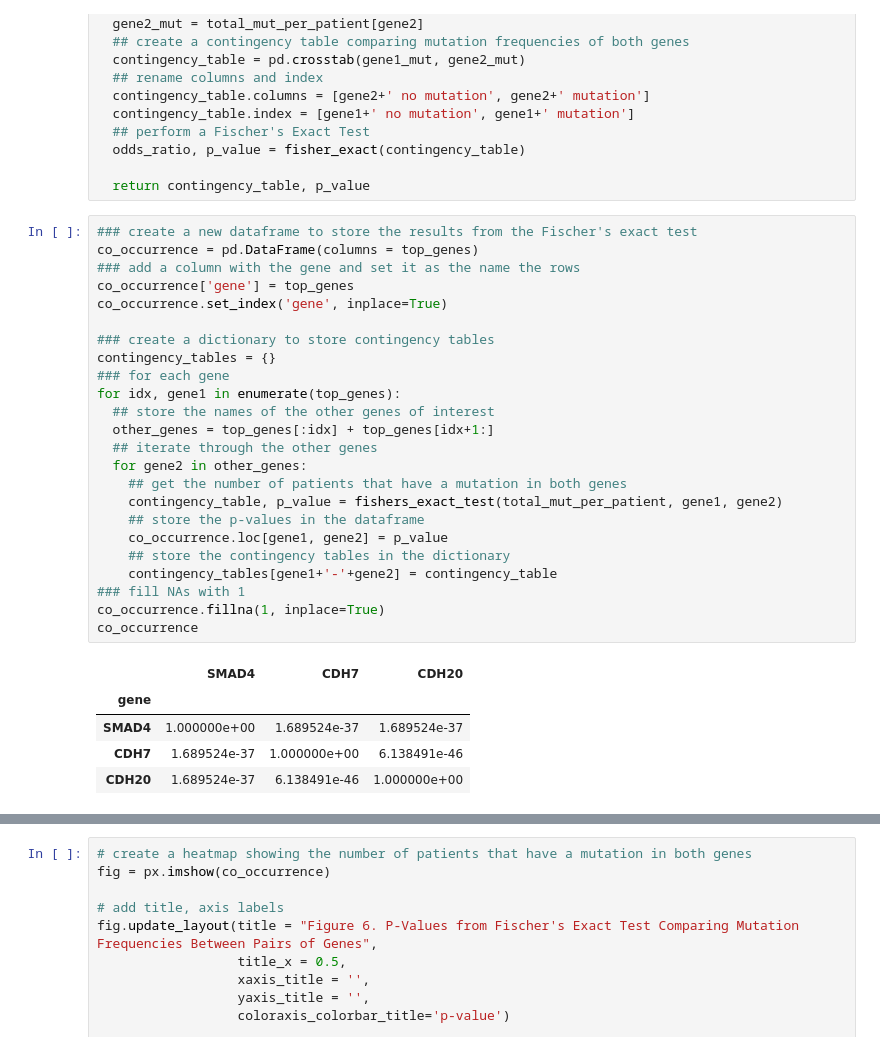
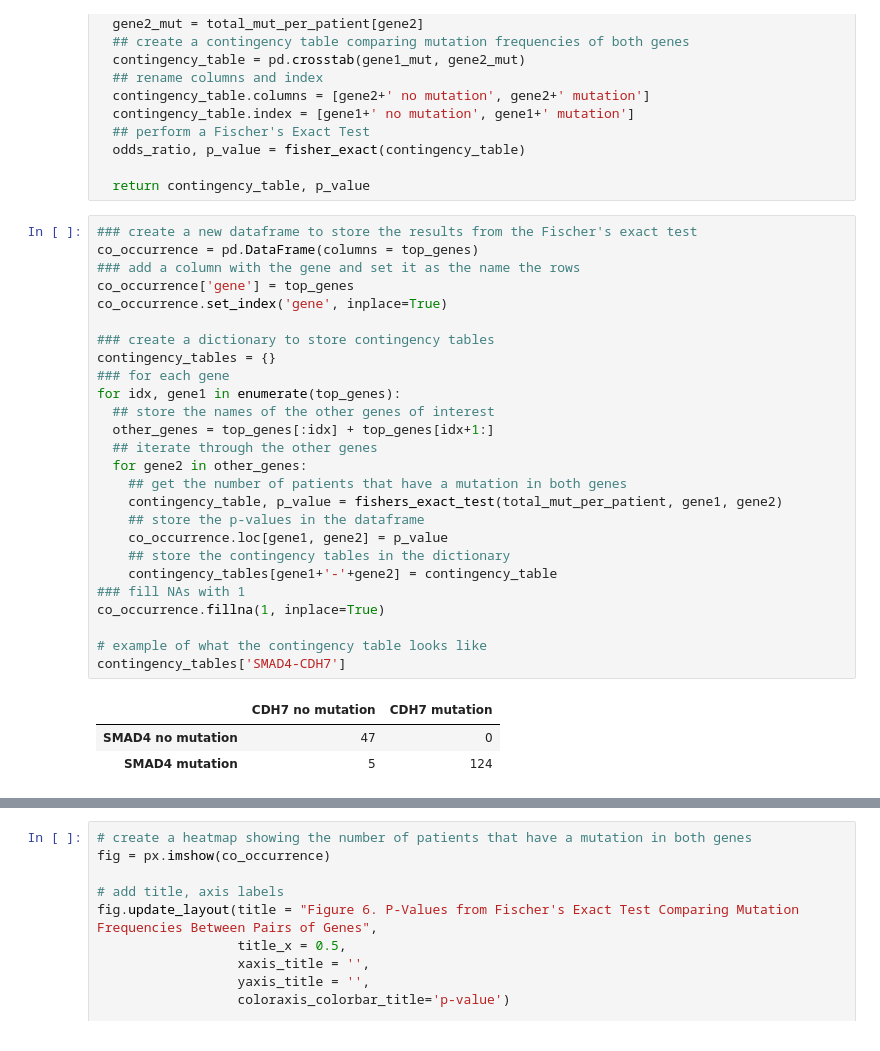
Before and after one commit to kthuang20/CancerGenomics, a Jupyter notebook: Cancer_Genomics_Final_Project.ipynb, the cells around one changed output, grey strips where cells are left out. Cells and saved outputs as stored; diff of their text form.

```diff
--- a/Cancer_Genomics_Final_Project.ipynb
+++ b/Cancer_Genomics_Final_Project.ipynb
@@ -780,30 +793,30 @@ def fishers_exact_test(total_mut_per_patient, gene1, gene2):
 # %%
 ### create a new dataframe to store the results from the Fischer's exact test
 co_occurrence = pd.DataFrame(columns = top_genes)
 ### add a column with the gene and set it as the name the rows
 co_occurrence['gene'] = top_genes
 co_occurrence.set_index('gene', inplace=True)
 
 ### create a dictionary to store contingency tables
 contingency_tables = {}
 ### for each gene
 for idx, gene1 in enumerate(top_genes):
   ## store the names of the other genes of interest
   other_genes = top_genes[:idx] + top_genes[idx+1:]
   ## iterate through the other genes
   for gene2 in other_genes:
     ## get the number of patients that have a mutation in both genes
     contingency_table, p_value = fishers_exact_test(total_mut_per_patient, gene1, gene2)
     ## store the p-values in the dataframe
     co_occurrence.loc[gene1, gene2] = p_value
     ## store the contingency tables in the dictionary
     contingency_tables[gene1+'-'+gene2] = contingency_table
 ### fill NAs with 1
 co_occurrence.fillna(1, inplace=True)
-co_occurrence
+
+# example of what the contingency table looks like
+contingency_tables['SMAD4-CDH7']
 # %% [output]
-|  | SMAD4 | CDH7 | CDH20 |
-| gene |  |  |  |
-| SMAD4 | 1.000000e+00 | 1.689524e-37 | 1.689524e-37 |
-| CDH7 | 1.689524e-37 | 1.000000e+00 | 6.138491e-46 |
-| CDH20 | 1.689524e-37 | 6.138491e-46 | 1.000000e+00 |
+|  | CDH7 no mutation | CDH7 mutation |
+| SMAD4 no mutation | 47 | 0 |
+| SMAD4 mutation | 5 | 124 |
```
Also changed, not shown: parts of 11 cells of this notebook.
